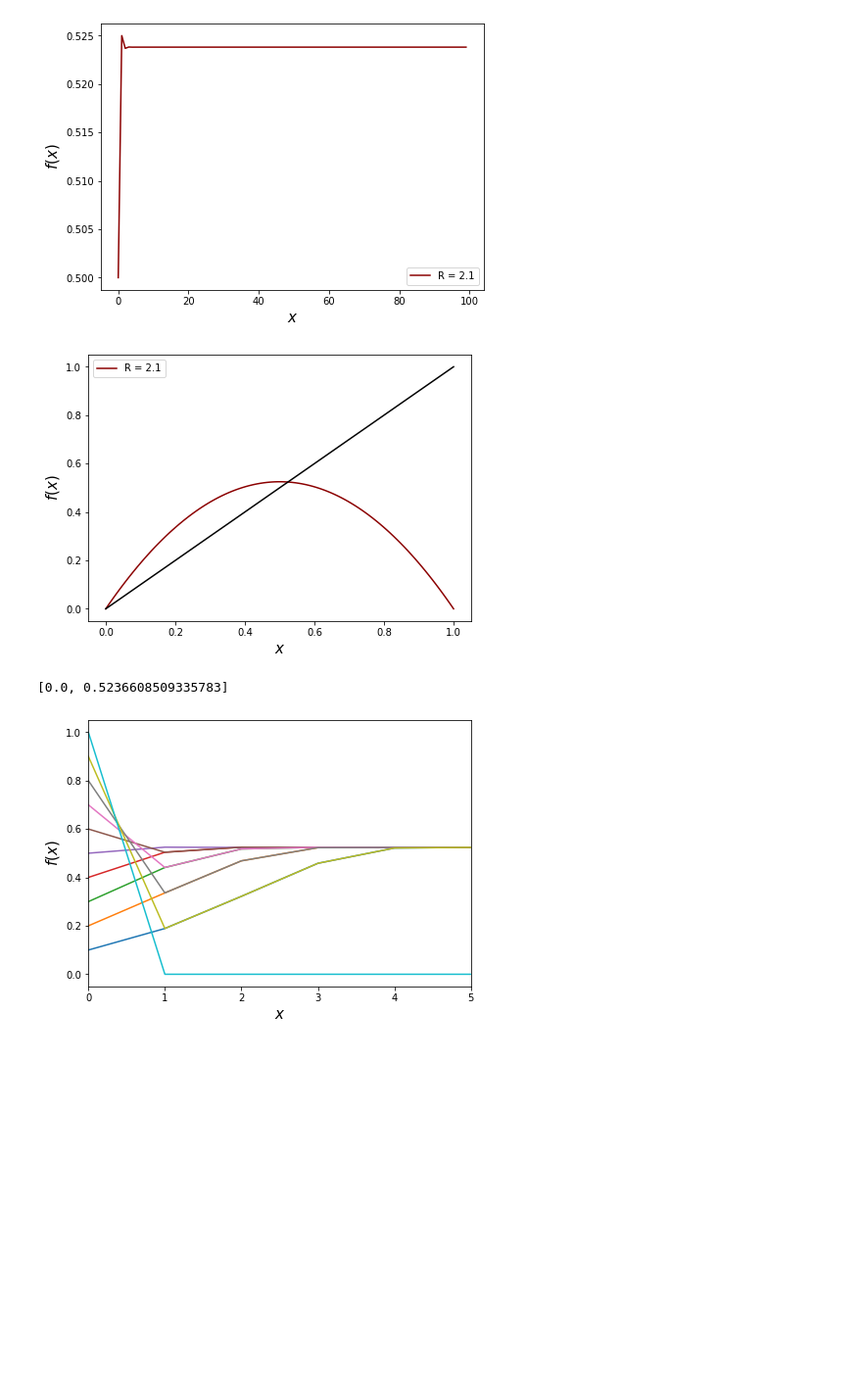
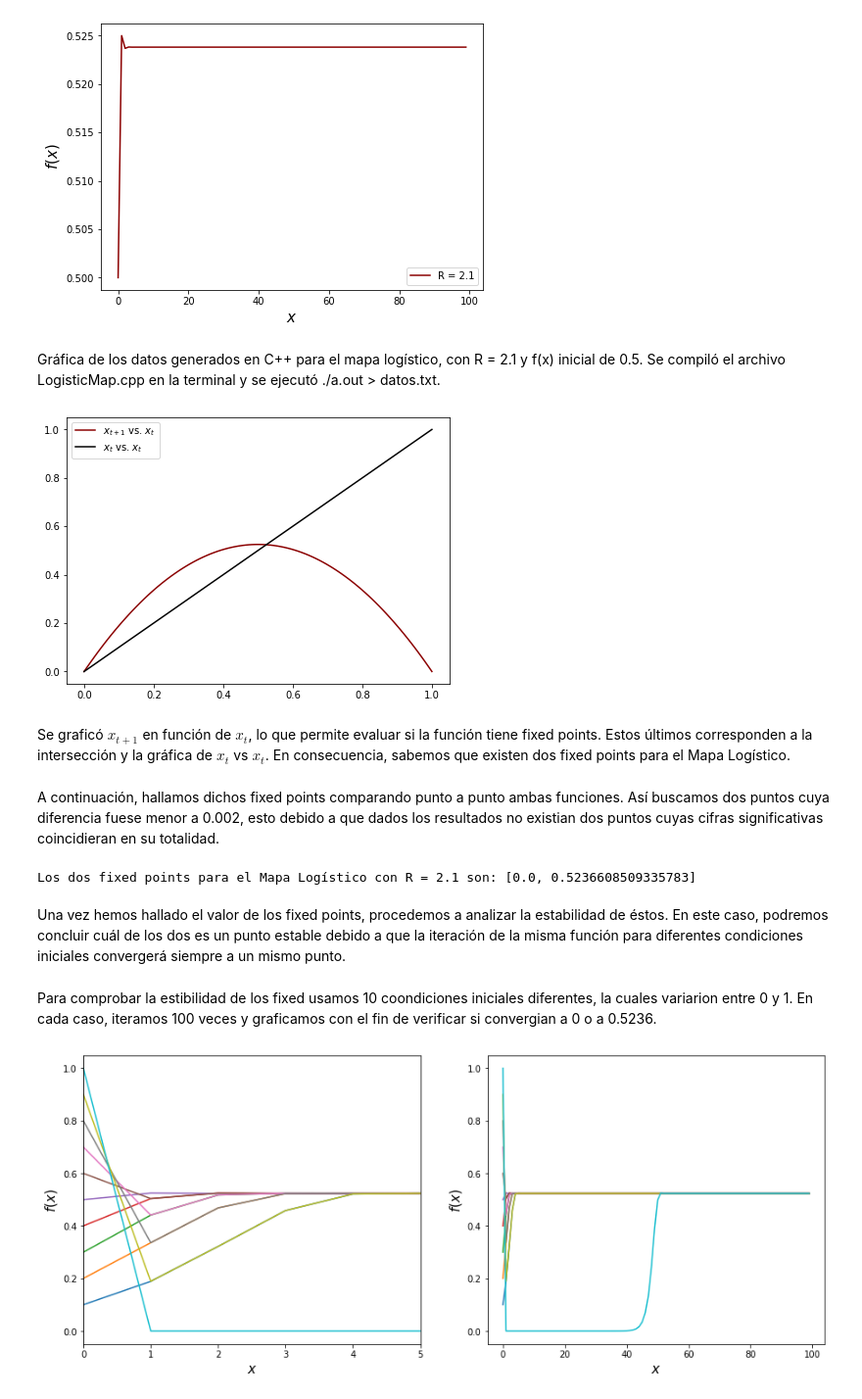
Before and after one commit to metodos-computacionales-2/ejercicio-final-m-mejiap, a Jupyter notebook: Final_Exercise.ipynb, the cells around one changed output. Shown at 98% size. Saved outputs shown, nothing was run; the diff lists cells and outputs as text; code cells hidden in the pictures; blank space fills up the shorter version.

```diff
--- a/Final_Exercise.ipynb
+++ b/Final_Exercise.ipynb
@@ -13,6 +23,8 @@ plt.legend(loc = 'lower right')
 plt.show()
 # %% [output]
 [figure]
+# %% [markdown]
+Gráfica de los datos generados en C++ para el mapa logístico, con R = 2.1 y f(x) inicial de 0.5. Se compiló el archivo LogisticMap.cpp en la terminal y se ejecutó ./a.out > datos.txt.
 # %%
 def Logistic_map(x,R0):
     return R0*x*(1-x)
@@ -23,14 +35,16 @@ Map = Logistic_map(x_t, R)
 
 fig1 = plt.figure(figsize = (7,5))
 ax = fig1.add_subplot(111)
-ax.plot(x_t, Map, 'darkred', label = 'R = 2.1')
-ax.plot(x_t, x_t, 'black')
-ax.set_xlabel('$x$', size = 15)
-ax.set_ylabel('$f(x)$', size = 15)
+ax.plot(x_t, Map, 'darkred', label = '$x_{t+1}$ vs. $x_t$')
+ax.plot(x_t, x_t, 'black', label = '$x_t$ vs. $x_t$')
 plt.legend(loc = 'best')
 plt.show()
 # %% [output]
-[figure, old version]
+[figure, new version]
+# %% [markdown]
+Se graficó $x_{t+1}$ en función de $x_t$, lo que permite evaluar si la función tiene fixed points. Estos últimos corresponden a la intersección y la gráfica de $x_t$ vs $x_t$. En consecuencia, sabemos que existen dos fixed points para el Mapa Logístico.
+# %% [markdown]
+A continuación, hallamos dichos fixed points comparando punto a punto ambas funciones. Así buscamos dos puntos cuya diferencia fuese menor a 0.002, esto debido a que dados los resultados no existian dos puntos cuyas cifras significativas coincidieran en su totalidad.
 # %%
 fixed_points = []
 
@@ -38,9 +52,11 @@ for i in range (100):
     if(np.abs(Map[i] - x_t[i]) < 0.002):
         fixed_points.append(Map[i])
 
-print(fixed_points)
+print('Los dos fixed points para el Mapa Logístico con R = 2.1 son:' , fixed_points)
 # %% [output]
-[0.0, 0.5236608509335783]
+Los dos fixed points para el Mapa Logístico con R = 2.1 son: [0.0, 0.5236608509335783]
+# %% [markdown]
+Una vez hemos hallado el valor de los fixed points, procedemos a analizar la estabilidad de éstos. En este caso, podremos concluir cuál de los dos es un punto estable debido a que la iteración de la misma función para diferentes condiciones iniciales convergerá siempre a un mismo punto.
 # %%
 indices = np.zeros((100,1))
 maps = np.zeros((100,10))
@@ -54,17 +70,25 @@ for i in range (0,10):
         indices[k] = k
 
     x_0 += 0.1
+# %% [markdown]
+Para comprobar la estibilidad de los fixed usamos 10 coondiciones iniciales diferentes, la cuales variarion entre 0 y 1. En cada caso, iteramos 100 veces y graficamos con el fin de verificar si convergian a 0 o a 0.5236.
 # %%
-fig2 = plt.figure(figsize = (7,5))
-ax = fig2.add_subplot(111)
+fig2 = plt.figure(figsize = (15,6))
+ax0 = fig2.add_subplot(122)
+ax1 = fig2.add_subplot(121)
 
 for j in range (0,10):
-    ax.plot(indices, maps[:,j])
-
-ax.set_xlabel('$x$', size = 15)
-ax.set_ylabel('$f(x)$', size = 15)
+    ax0.plot(indices, maps[:,j])
+    ax1.plot(indices, maps[:,j])
 
 plt.xlim(0,5)
+ax0.set_xlabel('$x$', size = 15)
+ax0.set_ylabel('$f(x)$', size = 15)
+
+
+ax1.set_xlabel('$x$', size = 15)
+ax1.set_ylabel('$f(x)$', size = 15)
+
 plt.show()
 # %% [output]
-[figure, old version]
+[figure, new version]
```
Also changed, not shown: parts of 6 cells of this notebook.
